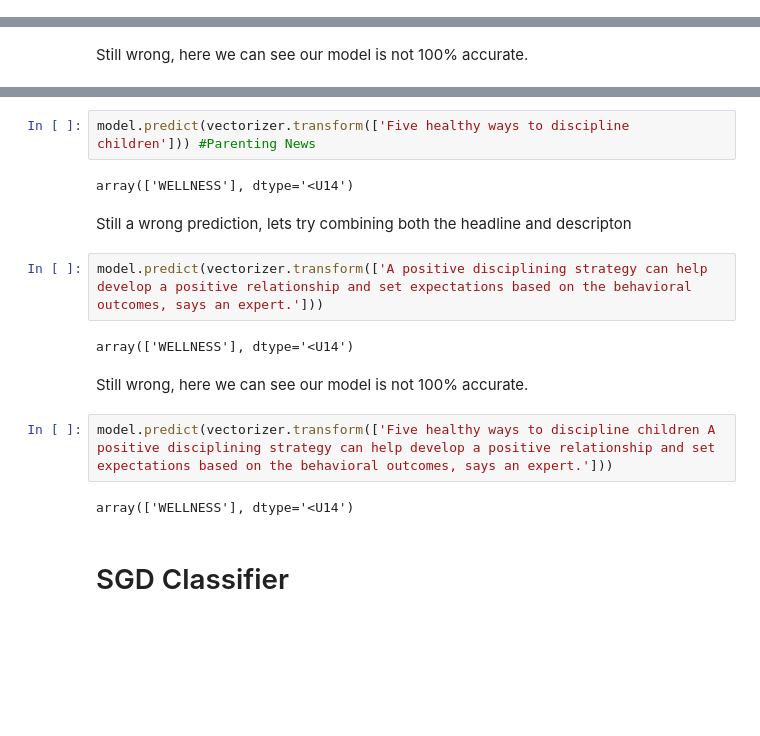
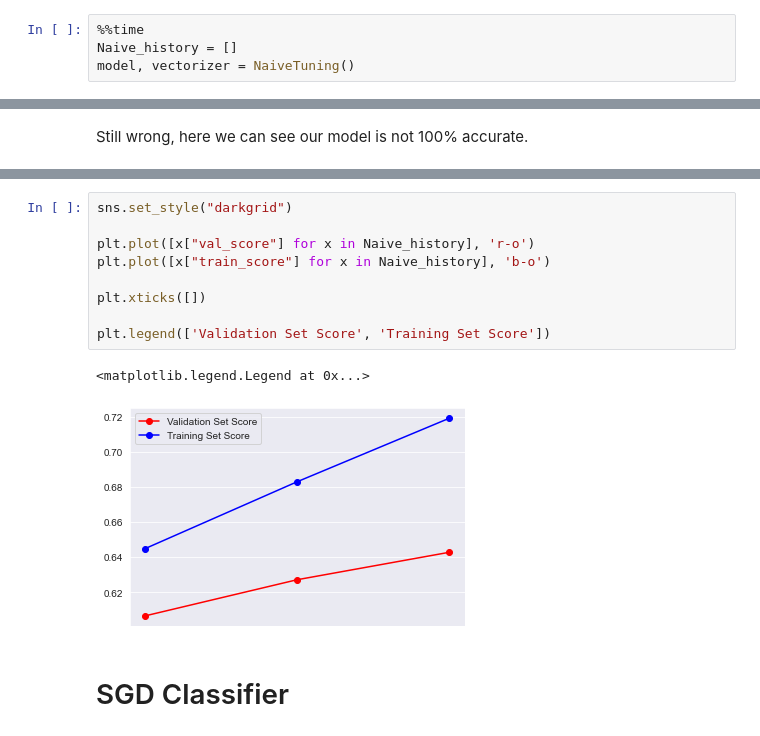
Before and after one commit to ethandsz/MLProject, a Jupyter notebook: MLProject.ipynb, the cells around one changed output, grey strips where cells are left out. Saved outputs shown, nothing was run; the diff lists cells and outputs as text; blank space fills up the shorter version.

```diff
--- a/MLProject.ipynb
+++ b/MLProject.ipynb
@@ -321,0 +706,4 @@ Sample Predictions
+# %%
+%%time
+Naive_history = []
+model, vectorizer = NaiveTuning()
@@ -455,19 +774,15 @@ Here our model predicts a wrong category, lets try providing the description in
-# %%
-model.predict(vectorizer.transform(['Five healthy ways to discipline children'])) #Parenting News
-# %% [output]
-array(['WELLNESS'], dtype='<U14')
-# %% [markdown]
-Still a wrong prediction, lets try combining both the headline and descripton
-# %%
-model.predict(vectorizer.transform(['A positive disciplining strategy can help develop a positive relationship and set expectations based on the behavioral outcomes, says an expert.']))
-# %% [output]
-array(['WELLNESS'], dtype='<U14')
-# %% [markdown]
-Still wrong, here we can see our model is not 100% accurate.
-# %%
-model.predict(vectorizer.transform(['Five healthy ways to discipline children A positive disciplining strategy can help develop a positive relationship and set expectations based on the behavioral outcomes, says an expert.']))
-# %% [output]
-array(['WELLNESS'], dtype='<U14')
+# %%
+sns.set_style("darkgrid")
+
+plt.plot([x["val_score"] for x in Naive_history], 'r-o')
+plt.plot([x["train_score"] for x in Naive_history], 'b-o')
+
+plt.xticks([])
+
+plt.legend(['Validation Set Score', 'Training Set Score'])
+# %% [output]
+<matplotlib.legend.Legend at 0x...>
+[figure, added]
 # %% [markdown]
 # SGD Classifier
 # %%
```
Also changed, not shown: parts of 152 cells of this notebook.
